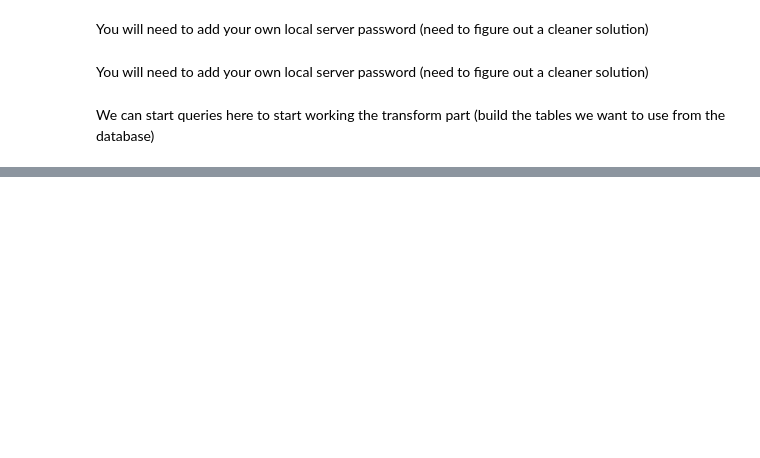
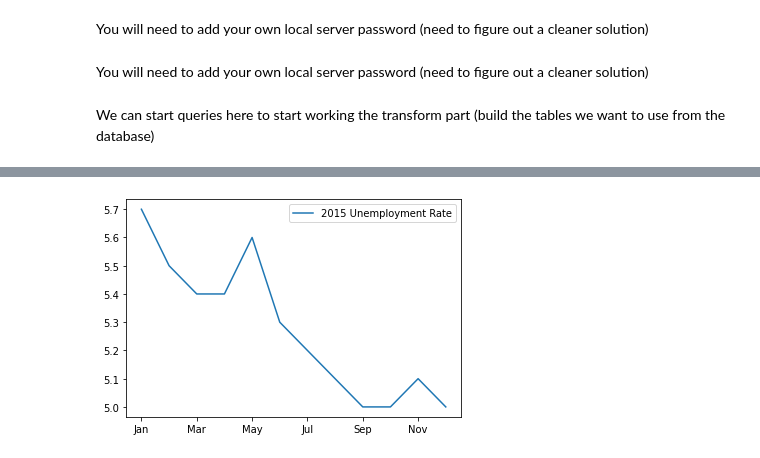
Before and after one commit to RenettaNelson/ADS-507---SQL-Data-Pipeline, a Jupyter notebook: ADS-507-01_group_3_code.ipynb, the cells around one changed output, grey strips where cells are left out. Saved outputs shown, nothing was run; the diff lists cells and outputs as text; code cells hidden in the pictures; blank space fills up the shorter version.

```diff
--- a/ADS-507-01_group_3_code.ipynb
+++ b/ADS-507-01_group_3_code.ipynb
@@ -23,6 +23,8 @@ go_daily_sales = pd.DataFrame(pd.read_csv("https://github.com/RenettaNelson/ADS-
 go_methods = pd.DataFrame(pd.read_csv("https://github.com/RenettaNelson/ADS-507---SQL-Data-Pipeline/raw/main/GOSales_data/go_methods.csv"))
 go_products = pd.DataFrame(pd.read_csv("https://github.com/RenettaNelson/ADS-507---SQL-Data-Pipeline/raw/main/GOSales_data/go_products.csv"))
 go_retailers = pd.DataFrame(pd.read_csv("https://github.com/RenettaNelson/ADS-507---SQL-Data-Pipeline/raw/main/GOSales_data/go_retailers.csv"))
+cpi_monthly = pd.DataFrame(pd.read_csv("https://github.com/RenettaNelson/ADS-507---SQL-Data-Pipeline/raw/main/GOSales_data/1_month_percent_change_in_CPI.csv"))
+unemploy_monthly = pd.DataFrame(pd.read_csv("https://github.com/RenettaNelson/ADS-507---SQL-Data-Pipeline/raw/main/GOSales_data/Monthly_unemployment_rate.csv"))
 # %% [markdown]
 You will need to add your own local server password (need to figure out a cleaner solution)
 # %%
@@ -59,7 +61,7 @@ You will need to add your own local server password (need to figure out a cleane
 #update connection to use go sales database
 connection = mysql.connect(host='localhost',
                          user='root',
-                         password='XXXXXXXXXXXX',
+                         password='xxxxxx',
                          database='gosales')
 # %% [markdown]
 We can start queries here to start working the transform part (build the tables we want to use from the database)
@@ -81,0 +120,11 @@ sql
+# %%
+unemploy_2015 = pd.DataFrame(pd.read_sql("SELECT DISTINCT *\
+                                     FROM unemploy_monthly\
+                                     HAVING Year = 2015;", connection))
+
+unemploy_2015 = unemploy_2015.T
+unemploy_2015['2015 Unemployment Rate'] = unemploy_2015[0]
+unemploy_2015 = pd.DataFrame(unemploy_2015['2015 Unemployment Rate'])
+unemploy_2015 = unemploy_2015.drop('Year')
+
+unemploy_2015
@@ -81,0 +145,4 @@ sql
+# %%
+ax = unemploy_2015.plot()
+# %% [output]
+[figure, added]
```
Also changed, not shown: parts of 18 cells of this notebook.
